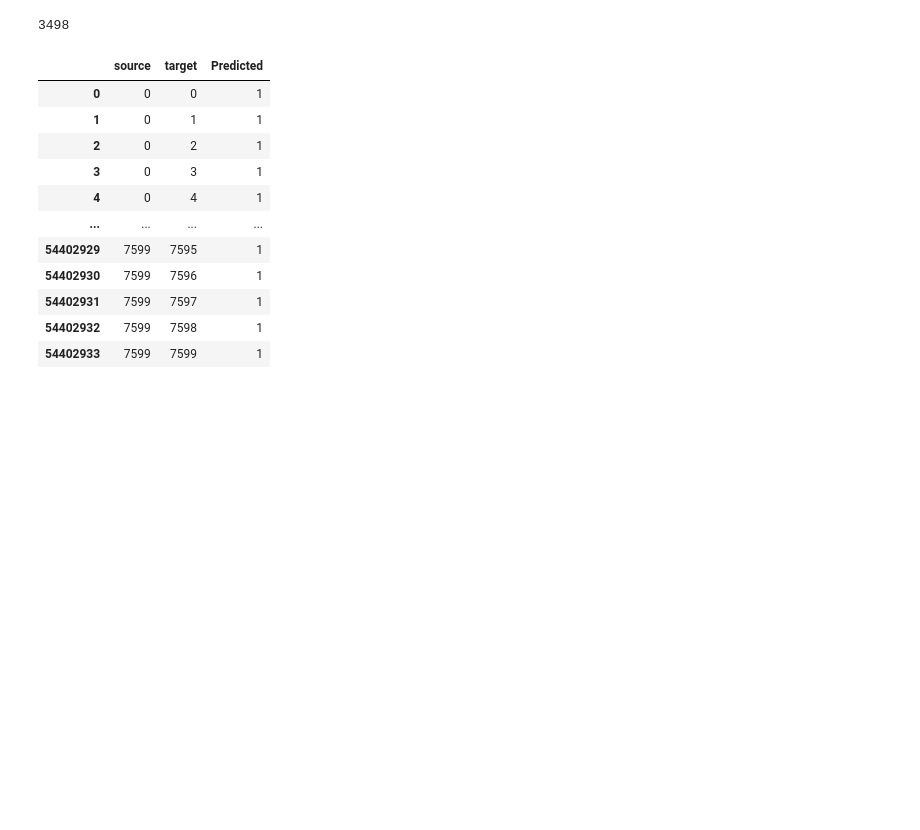
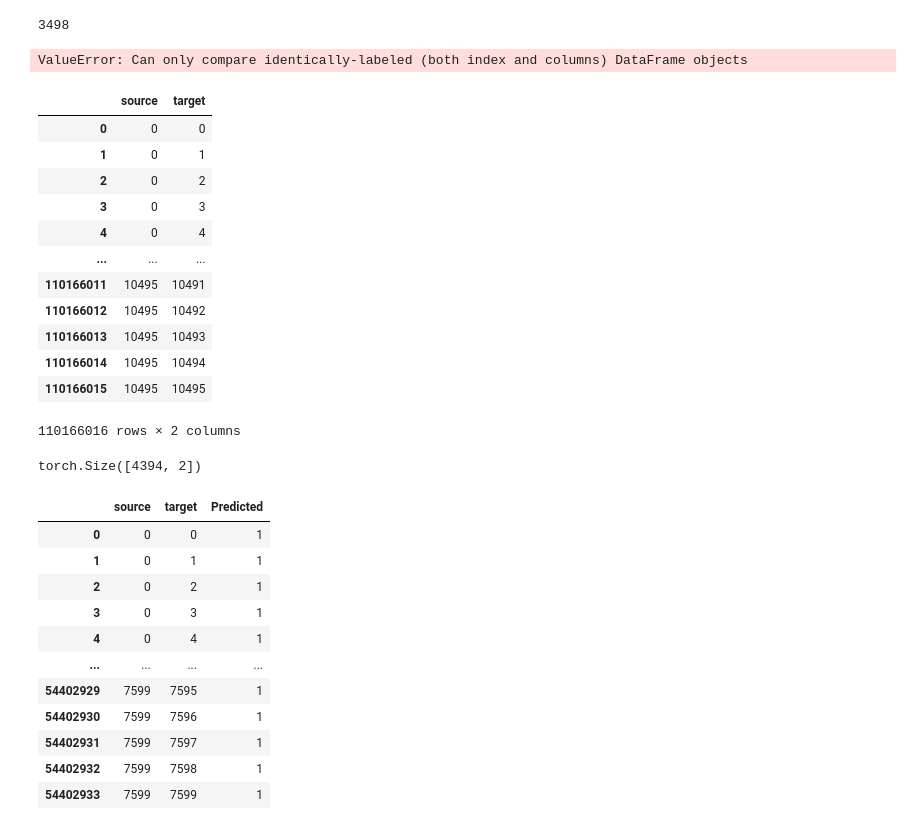
Before and after one commit to Behachee/Predicting-missing-links-co-occurrence-network, a Jupyter notebook: 2- Modeling/GNN.ipynb, the cells around one changed output. Drawn from its saved outputs; the diff is of its cells as text; code cells hidden in the pictures; blank space fills up the shorter version.

```diff
--- a/2- Modeling/GNN.ipynb
+++ b/2- Modeling/GNN.ipynb
@@ -333,6 +340,42 @@ Final Test: 0.6632
 len(data_test.edge_index[0])
 # %% [output]
 3498
+# %%
+z = model.encode(train_data.x, train_data.edge_index)
+final_edge_index_train = model.decode_all(z)
+predictions_df = pd.DataFrame(final_edge_index_train.t().numpy(), columns=['source', 'target'])
+
+predicted_labels = model.decode_all(z)
+actual_labels = train_data.edge_label_index
+
+actual_labels = pd.DataFrame(actual_labels.t().numpy(), columns=['source', 'target'])
+predicted_labels = pd.DataFrame(predicted_labels.t().numpy(), columns=['source', 'target'])
+
+accuracy = (predicted_labels == actual_labels).all(dim=0).float().mean().item()
+print(f"Accuracy: {accuracy}")
+# %% [output]
+ValueError: Can only compare identically-labeled (both index and columns) DataFrame objects
+# %%
+predictions_df
+# %% [output]
+|  | source | target |
+| 0 | 0 | 0 |
+| 1 | 0 | 1 |
+| 2 | 0 | 2 |
+| 3 | 0 | 3 |
+| 4 | 0 | 4 |
+| ... | ... | ... |
+| 110166011 | 10495 | 10491 |
+| 110166012 | 10495 | 10492 |
+| 110166013 | 10495 | 10493 |
+| 110166014 | 10495 | 10494 |
+| 110166015 | 10495 | 10495 |
+110166016 rows × 2 columns
+# %%
+actual_labels = train_data.edge_label_index
+actual_labels.T.shape
+# %% [output]
+torch.Size([4394, 2])
 # %%
 z = model.encode(data_test.x, data_test.edge_index)
 final_edge_index = model.decode_all(z)
```
Also changed, not shown: parts of 2 cells of this notebook, 1 other file.
